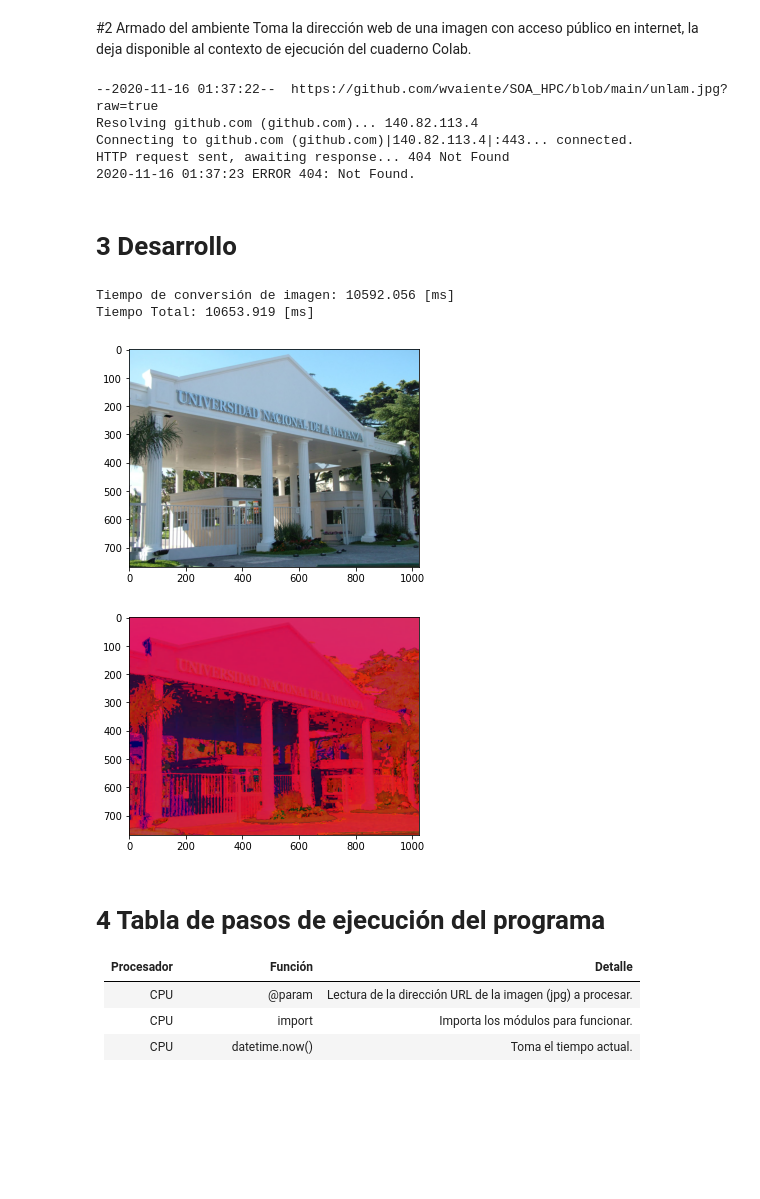
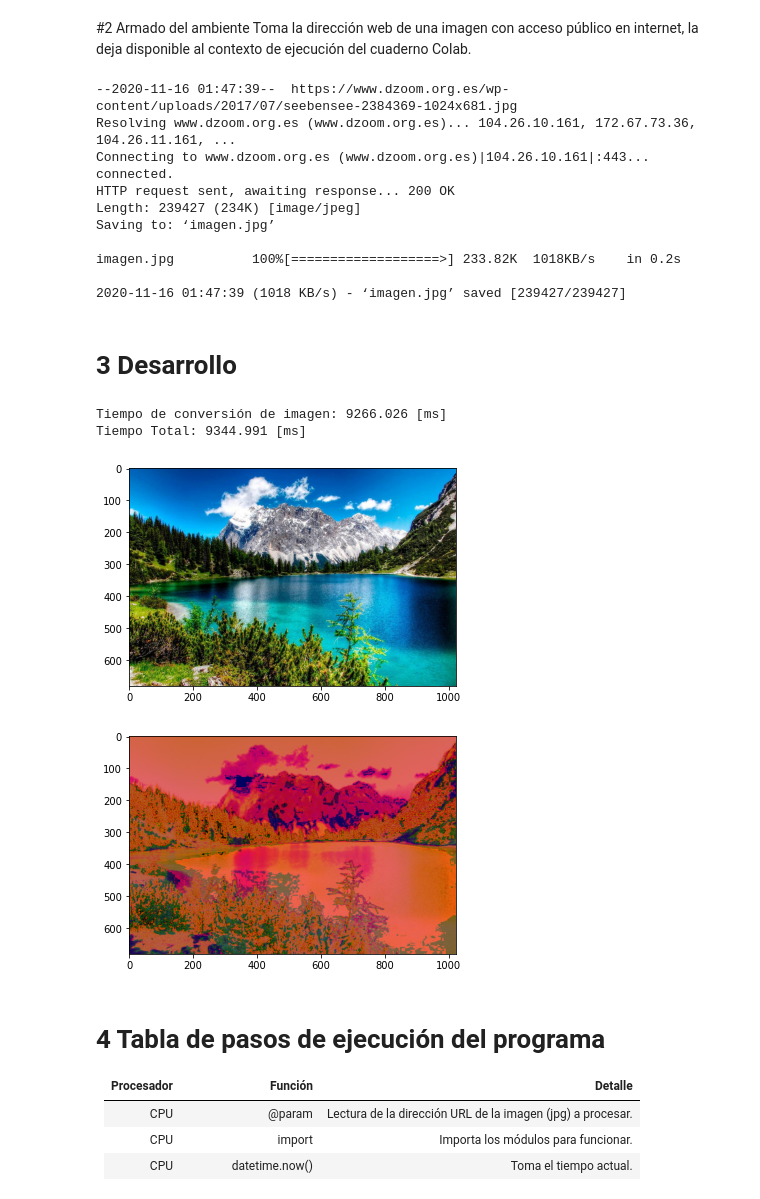
Before and after one commit to ZabalaGaston/HPC, a Jupyter notebook: Zabala_Gaston_ejercicio_2_CPU.ipynb, the cells around one changed output. Saved outputs shown, nothing was run; the diff lists cells and outputs as text; code cells hidden in the pictures; blank space fills up the shorter version.

```diff
--- a/Zabala_Gaston_ejercicio_2_CPU.ipynb
+++ b/Zabala_Gaston_ejercicio_2_CPU.ipynb
@@ -26,17 +26,19 @@ Toma la dirección web de una imagen con acceso público en internet, la deja di
 #@title ## 2.1 Parámetros de ejecución
 #@markdown ---
 #@markdown ### Especifique la URL de la imagen:
-try:
-  url_imagen = "https://github.com/wvaiente/SOA_HPC/blob/main/unlam.jpg?raw=true" #@param {type:"string"}
-  !wget {url_imagen} -O imagen.jpg
-except:
-  print("Hubo un error al recuperar la imagen")
+url_imagen = "https://www.dzoom.org.es/wp-content/uploads/2017/07/seebensee-2384369-1024x681.jpg" #@param {type:"string"}
+!wget {url_imagen} -O imagen.jpg
 # %% [output]
---2020-11-16 01:37:22--  https://github.com/wvaiente/SOA_HPC/blob/main/unlam.jpg?raw=true
-Resolving github.com (github.com)... 140.82.113.4
-Connecting to github.com (github.com)|140.82.113.4|:443... connected.
-HTTP request sent, awaiting response... 404 Not Found
-2020-11-16 01:37:23 ERROR 404: Not Found.
+--2020-11-16 01:47:39--  https://www.dzoom.org.es/wp-content/uploads/2017/07/seebensee-2384369-1024x681.jpg
+Resolving www.dzoom.org.es (www.dzoom.org.es)... 104.26.10.161, 172.67.73.36, 104.26.11.161, ...
+Connecting to www.dzoom.org.es (www.dzoom.org.es)|104.26.10.161|:443... connected.
+HTTP request sent, awaiting response... 200 OK
+Length: 239427 (234K) [image/jpeg]
+Saving to: ‘imagen.jpg’
+
+imagen.jpg          100%[===================>] 233.82K  1018KB/s    in 0.2s
+
+2020-11-16 01:47:39 (1018 KB/s) - ‘imagen.jpg’ saved [239427/239427]
 # %% [markdown]
 # 3 Desarrollo
 # %%
@@ -68,60 +70,63 @@ def rgb_a_hsv (r,g,b):
     if minimo == maximo:
       h = 0
     elif maximo == r:
       h = (60 * ((g - b)/diferencia) + 360) % 360
     elif maximo == g:
       h = (60 * ((g - b)/diferencia) + 120 ) % 360
     elif maximo == b:
       h = (60 * ((g - b)/diferencia) + 240) % 360
 
     if maximo == 0:
       s = 0
     else:
       s = (diferencia / maximo) * 100
 
     v = maximo * 100
     return h, s, v
 
 # --------------------------------------------
+try:
+  img_nombre = 'imagen.jpg'
+  image = Image.open( img_nombre )
 
-img_nombre = 'imagen.jpg'
-image = Image.open( img_nombre )
+  # Obtengo las proporsiones de la imagen.
+  img_alto, img_ancho = image.size
 
-# Optengo las proporsiones de la imagen.
-img_alto, img_ancho = image.size
+  # Convierto la imagen comprimida en JPEG/PNG a array.
+  img_pic_cpu = numpy.asarray(image)
 
-# Convierto la imagen comprimida en JPEG/PNG a array.
-img_pic_cpu = numpy.asarray(image)
+  # Genero el array resultado (3 pixeles usa RGB * (el tamaño del array)).
+  img_picR_cpu = numpy.empty_like( img_pic_cpu)
 
-# Genero el array resultado (3 pixeles usa RGB * (el tamaño del array)).
-img_picR_cpu = numpy.empty_like( img_pic_cpu)
+  plt.figure()
+  imgplot=plt.imshow( img_pic_cpu )
 
-plt.figure()
-imgplot=plt.imshow( img_pic_cpu )
+  tiempo_img = datetime.now()
 
-tiempo_img = datetime.now()
+  # Convierto la imagen a HSV
+  for y  in range( 0, img_alto ):
+    for x in range( 0, img_ancho ):
+      pixel_R, pixel_G, pixel_B = img_pic_cpu[x][y]
+      img_picR_cpu[x][y] = rgb_a_hsv(pixel_R, pixel_G, pixel_B)
 
-# Convierto la imagen a HSV
-for y  in range( 0, img_alto ):
-  for x in range( 0, img_ancho ):
-    pixel_R, pixel_G, pixel_B = img_pic_cpu[x][y]
-    img_picR_cpu[x][y] = rgb_a_hsv(pixel_R, pixel_G, pixel_B)
+  tiempo_img = datetime.now() - tiempo_img
 
-tiempo_img = datetime.now() - tiempo_img
+  # Muestro la imagen luego de aplicarle el filtro.
+  plt.figure()
+  imgplot = plt.imshow( img_picR_cpu )
 
-# Muestro la imagen luego de aplicarle el filtro.
-plt.figure()
-imgplot = plt.imshow( img_picR_cpu )
+  tiempo_total = datetime.now() - tiempo_total
 
-tiempo_total = datetime.now() - tiempo_total
+  print( "Tiempo de conversión de imagen:", tiempo_en_ms( tiempo_img   ), "[ms]" )
+  print( "Tiempo Total:",                   tiempo_en_ms( tiempo_total ), "[ms]" )
 
-print( "Tiempo de conversión de imagen:", tiempo_en_ms( tiempo_img   ), "[ms]" )
-print( "Tiempo Total:",                   tiempo_en_ms( tiempo_total ), "[ms]" )
+except Exception as e:
+  print("Error:",e.args)
 # %% [output]
-Tiempo de conversión de imagen: 10592.056 [ms]
-Tiempo Total: 10653.919 [ms]
+Tiempo de conversión de imagen: 9266.026 [ms]
+Tiempo Total: 9344.991 [ms]
-[figure, old version]
+[figure, new version]
-[figure, old version]
+[figure, new version]
 # %% [markdown]
 # 4 Tabla de pasos de ejecución del programa
 
```
Also changed, not shown: parts of 1 cell of this notebook.
